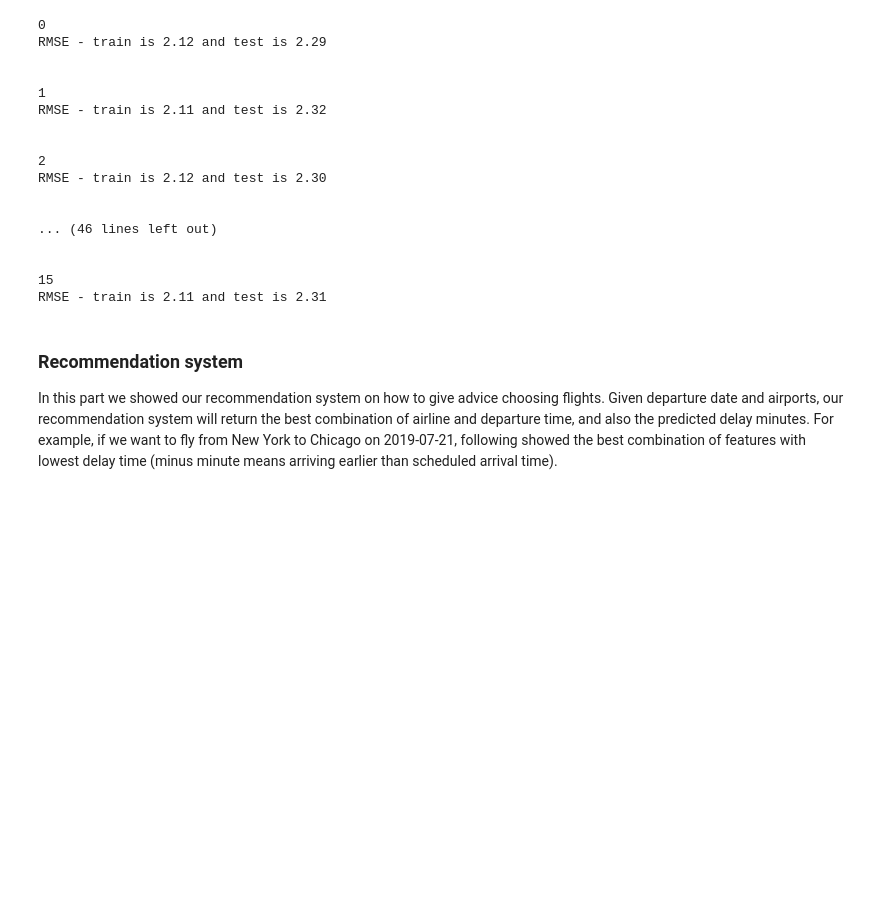
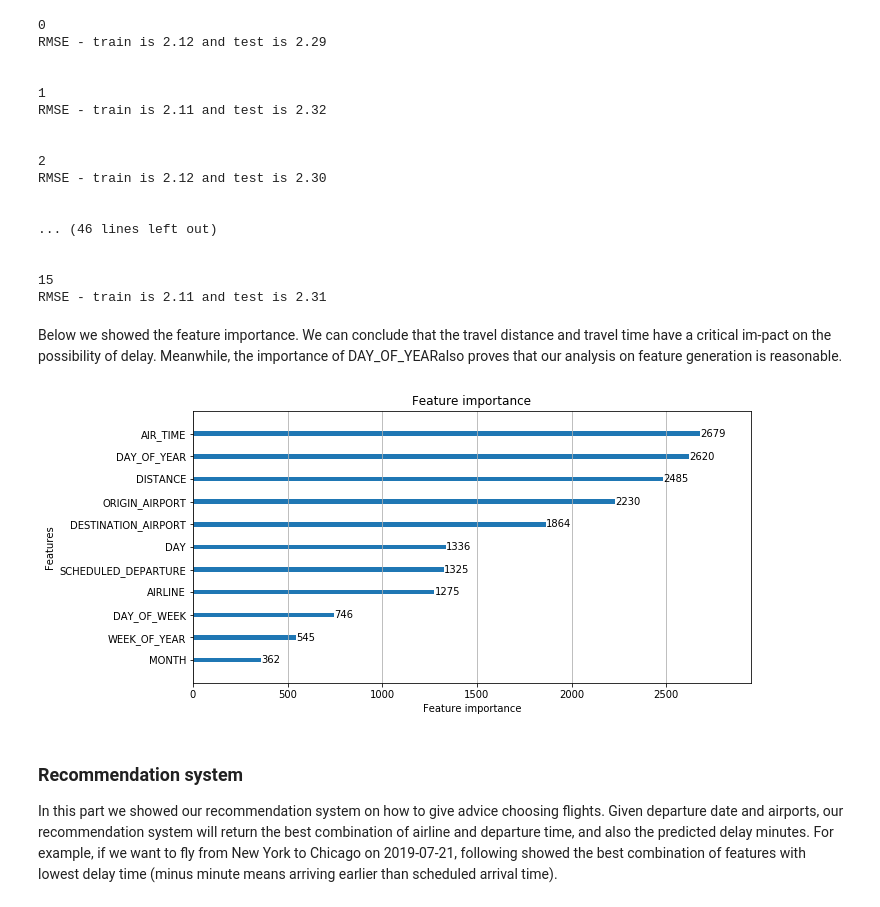
Before and after one commit to ownzonefeng/ntds_project, a Jupyter notebook: FINAL.ipynb, the cells around one changed output. Cells and saved outputs as stored; diff of their text form; code cells hidden in the pictures; blank space fills up the shorter version.

```diff
--- a/FINAL.ipynb
+++ b/FINAL.ipynb
@@ -1607,6 +1612,14 @@ RMSE - train is 2.12 and test is 2.30
 
 15
 RMSE - train is 2.11 and test is 2.31
+# %% [markdown]
+Below we showed the feature importance. We  can  conclude that  the  travel  distance  and  travel  time  have  a  critical  im-pact  on  the  possibility  of  delay.  Meanwhile,  the  importance of DAY_OF_YEARalso  proves  that  our  analysis  on  feature generation is reasonable.
+# %%
+ax = lgb.plot_importance(final_trained_model, figsize=(10,5), importance_type='split')
+ax.grid(axis = 'y')
+plt.savefig('import.pdf', bbox_inches='tight')
+# %% [output]
+[figure, added]
 # %% [markdown]
 ### Recommendation system
 In this part we showed our recommendation system on how to give advice choosing flights. Given departure date and airports, our recommendation system will return the best combination of airline and departure time, and also the predicted delay minutes.
```
Also changed, not shown: parts of 2 cells of this notebook.
